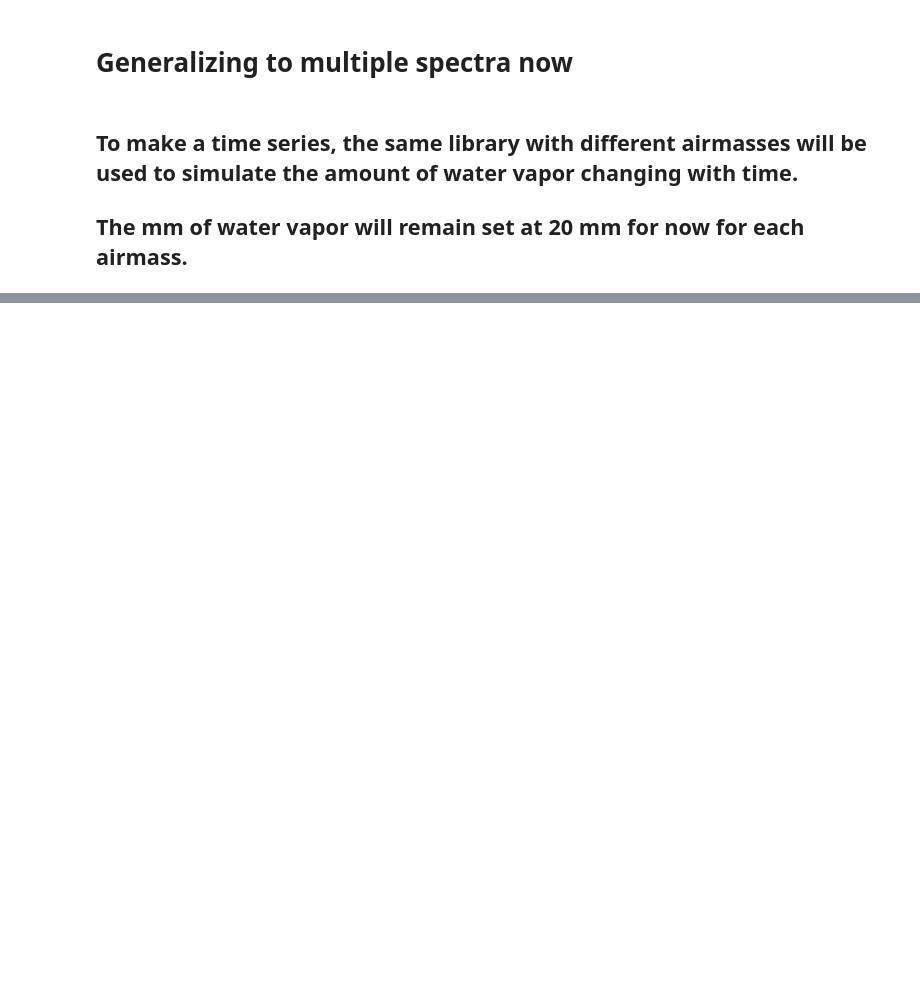
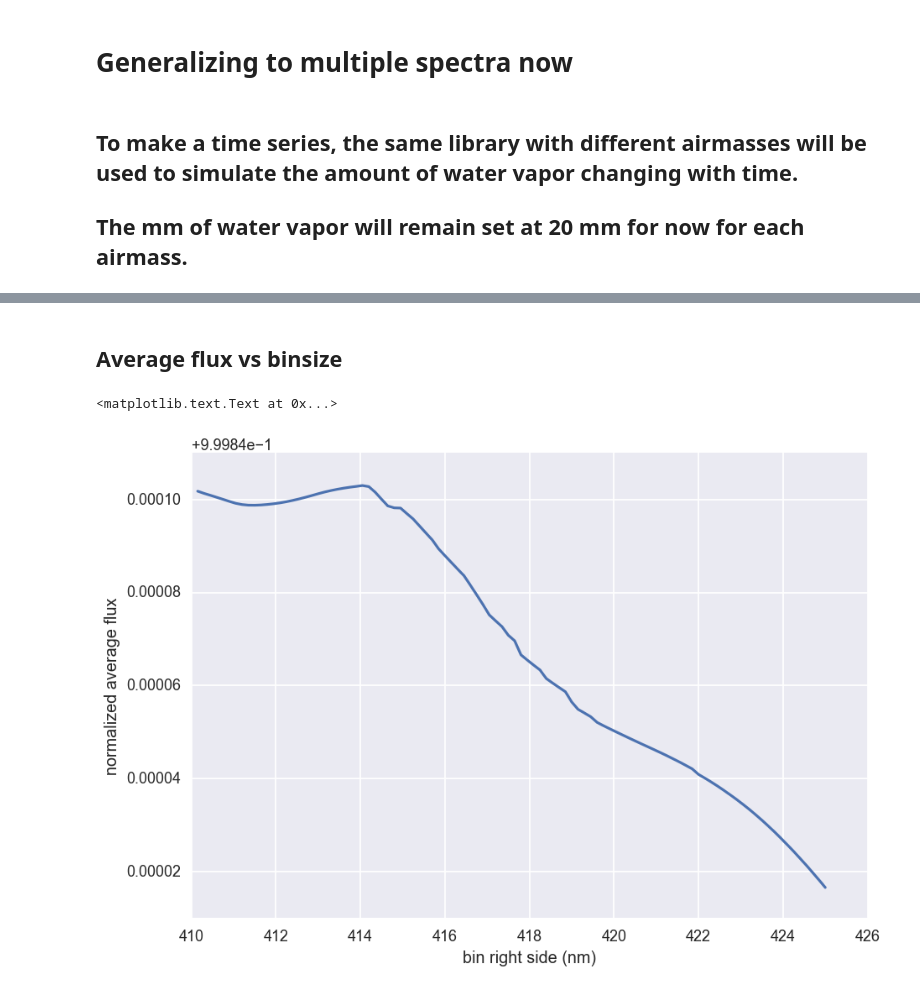
Before and after one commit to icweaver/telluric_windows, a Jupyter notebook: telluric.ipynb, the cells around one changed output, grey strips where cells are left out. Saved outputs shown, nothing was run; the diff lists cells and outputs as text; code cells hidden in the pictures; blank space fills up the shorter version.

```diff
--- a/telluric.ipynb
+++ b/telluric.ipynb
@@ -104,0 +107,27 @@ plt.ylabel('normalized transmission')
+# %%
+bin_num = 100
+bin_intv = ((425 - 410) / bin_num) * u.nm
+# holds corresponding binright -> wavelength
+wav_list = np.arange(410 + bin_intv.value, 425 + bin_intv.value, bin_intv.value) * u.nm
+trans_n = trans_list[0] # will be randomized later
+
+flux_avg_list = []
+stdev_list = []
+binright = 0
+for i in range(bin_num):
+    binright += bin_intv
+    trans_bin = trans_n[(0.41 <= lam) & (lam <= 0.41 + binright.to('micrometer').value)]
+
+    # store stats
+    flux_avg_list.append(np.mean(trans_bin))
+    stdev_list.append(np.std(trans_bin))
+# %% [markdown]
+## Average flux vs binsize
+# %%
+plt.plot(wav_list, flux_avg_list)
+
+plt.xlabel('bin right side (nm)')
+plt.ylabel('normalized average flux')
+# %% [output]
+<matplotlib.text.Text at 0x...>
+[figure, added]
```
Also changed, not shown: parts of 27 cells of this notebook, 5 other files.
